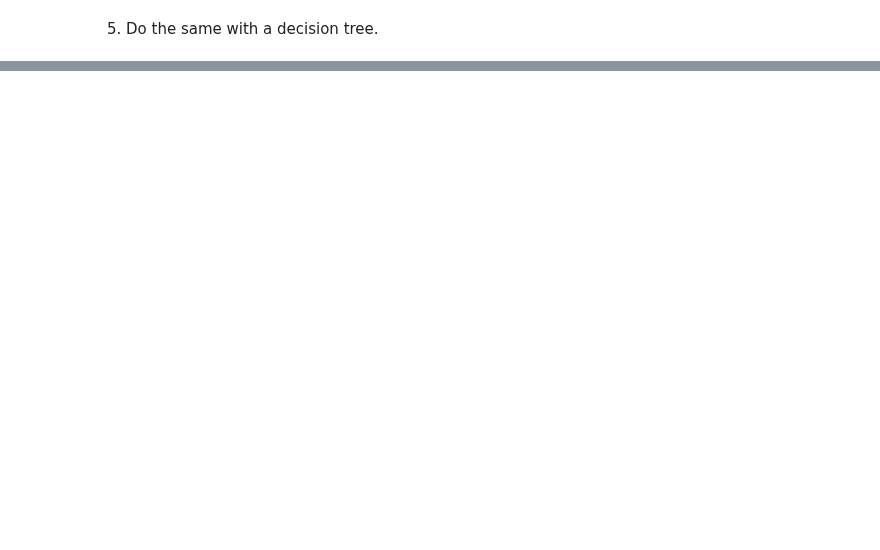
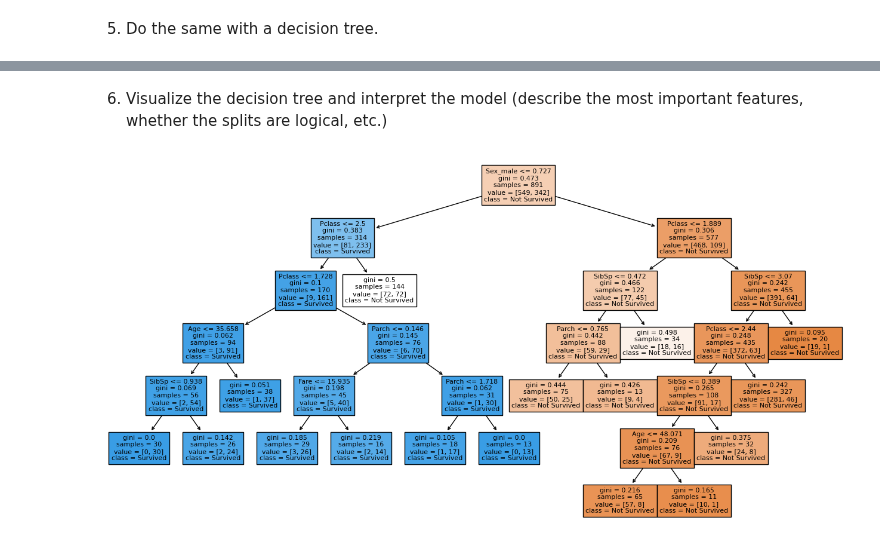
Before and after one commit to reesha-rsh/MLb4, a Jupyter notebook: Homework/Homework_6_Decision_Trees.ipynb, the cells around one changed output, grey strips where cells are left out. Saved outputs shown, nothing was run; the diff lists cells and outputs as text; code cells hidden in the pictures; blank space fills up the shorter version.

```diff
--- a/Homework/Homework_6_Decision_Trees.ipynb
+++ b/Homework/Homework_6_Decision_Trees.ipynb
@@ -102,3 +18,0 @@ dtype: int64
-# %%
-age_median = train_cleaned['Age'].median()
-age_median
@@ -108,0 +19,24 @@ train_cleaned['Age'] = train_cleaned['Age'].fillna(age_median)
+# %%
+def generate(df):
+  useless_features = ['Name','Ticket','Cabin','Embarked']
+  data_cleaned = df
+  data_cleaned = data_cleaned.drop(columns = useless_features)
+
+  # generate binary values using get_dummies
+  data_cleaned = pd.get_dummies(data_cleaned, columns=['Sex'],prefix=["Sex"])
+
+  # Check for NaN values in the DataFrame
+  nan_mask = data_cleaned.isnull()
+  # Count the number of NaN values in each column
+  nan_count_per_column = data_cleaned.isnull().sum()
+
+  age_median = data_cleaned['Age'].median()
+  data_cleaned['Age'] = data_cleaned['Age'].fillna(age_median)
+
+  fare_median = data_cleaned['Fare'].median()
+  data_cleaned['Fare'] = data_cleaned['Fare'].fillna(fare_median)
+
+  return data_cleaned
+# %%
+train = generate(train_full)
+train
@@ -114,5 +62,5 @@ train_cleaned['Age'] = train_cleaned['Age'].fillna(age_median)
 # %% [markdown]
 4. Train and tune logistic regression (optimise the metric).
 # %%
-titanic_features = train_cleaned[['Pclass',	'Age',	'SibSp',	'Parch',	'Fare',	'Sex_female',	'Sex_male']]
-titanic_label = train_cleaned['Survived']
+titanic_features = train[['Pclass',	'Age',	'SibSp',	'Parch',	'Fare',	'Sex_female',	'Sex_male']]
+titanic_label = train['Survived']
@@ -443,0 +223,13 @@ weighted avg       0.79      0.79      0.79       891
+# %% [markdown]
+
+
+6. Visualize the decision tree and interpret the model (describe the most important features, whether the splits are logical, etc.)
+# %%
+from sklearn.tree import plot_tree
+import matplotlib.pyplot as plt
+# Visualize the decision tree splits
+plt.figure(figsize=(16, 8))
+plot_tree(best_model, filled=True, feature_names=titanic_features.columns, class_names=['Not Survived', 'Survived'])
+plt.show()
+# %% [output]
+[figure, added]
```
Also changed, not shown: parts of 20 cells of this notebook.
